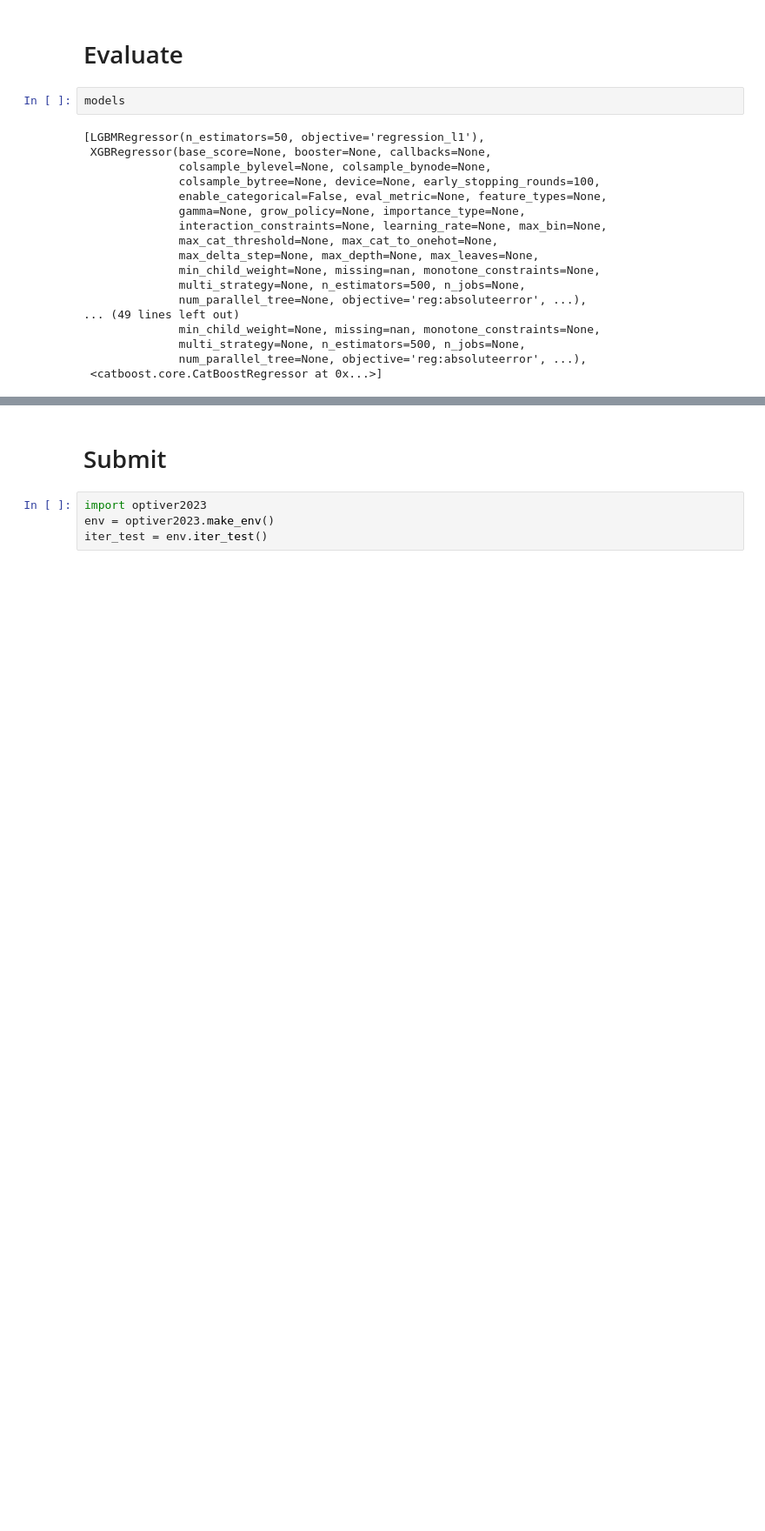
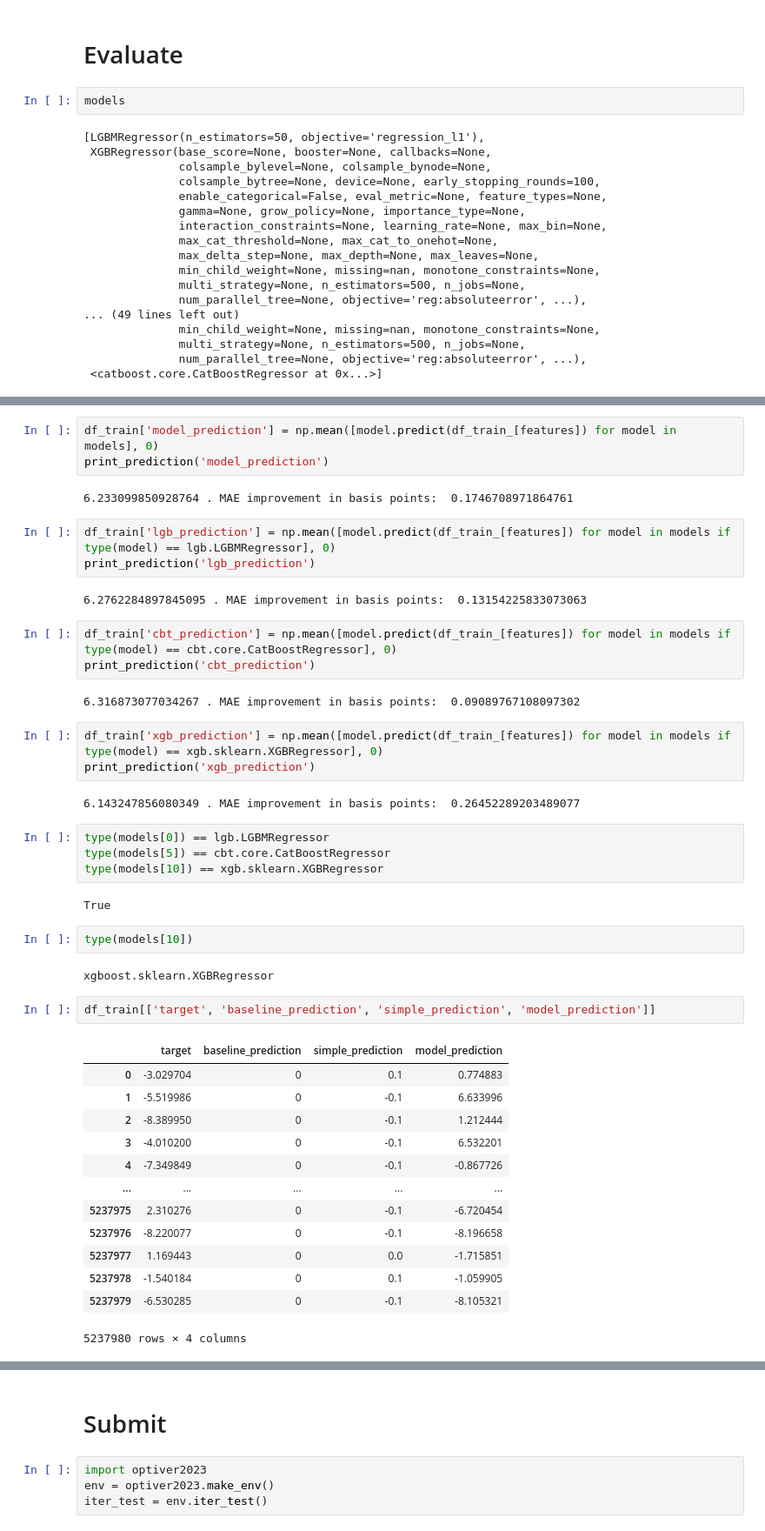
Before and after one commit to florencetsang/optiver2023, a Jupyter notebook: florence/lgb_feature_engineering.ipynb, the cells around one changed output, grey strips where cells are left out. Shown at 87% size. Cells and saved outputs as stored; diff of their text form; blank space fills up the shorter version.

```diff
--- a/florence/lgb_feature_engineering.ipynb
+++ b/florence/lgb_feature_engineering.ipynb
@@ -379,0 +394,46 @@ KeyError: "['reference_price_far_price_near_price_imb2', 'reference_price_far_pr
+# %%
+df_train['model_prediction'] = np.mean([model.predict(df_train_[features]) for model in models], 0)
+print_prediction('model_prediction')
+# %% [output]
+6.233099850928764 . MAE improvement in basis points:  0.1746708971864761
+# %%
+df_train['lgb_prediction'] = np.mean([model.predict(df_train_[features]) for model in models if type(model) == lgb.LGBMRegressor], 0)
+print_prediction('lgb_prediction')
+# %% [output]
+6.2762284897845095 . MAE improvement in basis points:  0.13154225833073063
+# %%
+df_train['cbt_prediction'] = np.mean([model.predict(df_train_[features]) for model in models if type(model) == cbt.core.CatBoostRegressor], 0)
+print_prediction('cbt_prediction')
+# %% [output]
+6.316873077034267 . MAE improvement in basis points:  0.09089767108097302
+# %%
+df_train['xgb_prediction'] = np.mean([model.predict(df_train_[features]) for model in models if type(model) == xgb.sklearn.XGBRegressor], 0)
+print_prediction('xgb_prediction')
+# %% [output]
+6.143247856080349 . MAE improvement in basis points:  0.26452289203489077
+# %%
+type(models[0]) == lgb.LGBMRegressor
+type(models[5]) == cbt.core.CatBoostRegressor
+type(models[10]) == xgb.sklearn.XGBRegressor
+# %% [output]
+True
+# %%
+type(models[10])
+# %% [output]
+xgboost.sklearn.XGBRegressor
+# %%
+df_train[['target', 'baseline_prediction', 'simple_prediction', 'model_prediction']]
+# %% [output]
+|  | target | baseline_prediction | simple_prediction | model_prediction |
+| 0 | -3.029704 | 0 | 0.1 | 0.774883 |
+| 1 | -5.519986 | 0 | -0.1 | 6.633996 |
+| 2 | -8.389950 | 0 | -0.1 | 1.212444 |
+| 3 | -4.010200 | 0 | -0.1 | 6.532201 |
+| 4 | -7.349849 | 0 | -0.1 | -0.867726 |
+| ... | ... | ... | ... | ... |
+| 5237975 | 2.310276 | 0 | -0.1 | -6.720454 |
+| 5237976 | -8.220077 | 0 | -0.1 | -8.196658 |
+| 5237977 | 1.169443 | 0 | 0.0 | -1.715851 |
+| 5237978 | -1.540184 | 0 | 0.1 | -1.059905 |
+| 5237979 | -6.530285 | 0 | -0.1 | -8.105321 |
+5237980 rows × 4 columns
```
Also changed, not shown: parts of 9 cells of this notebook.
